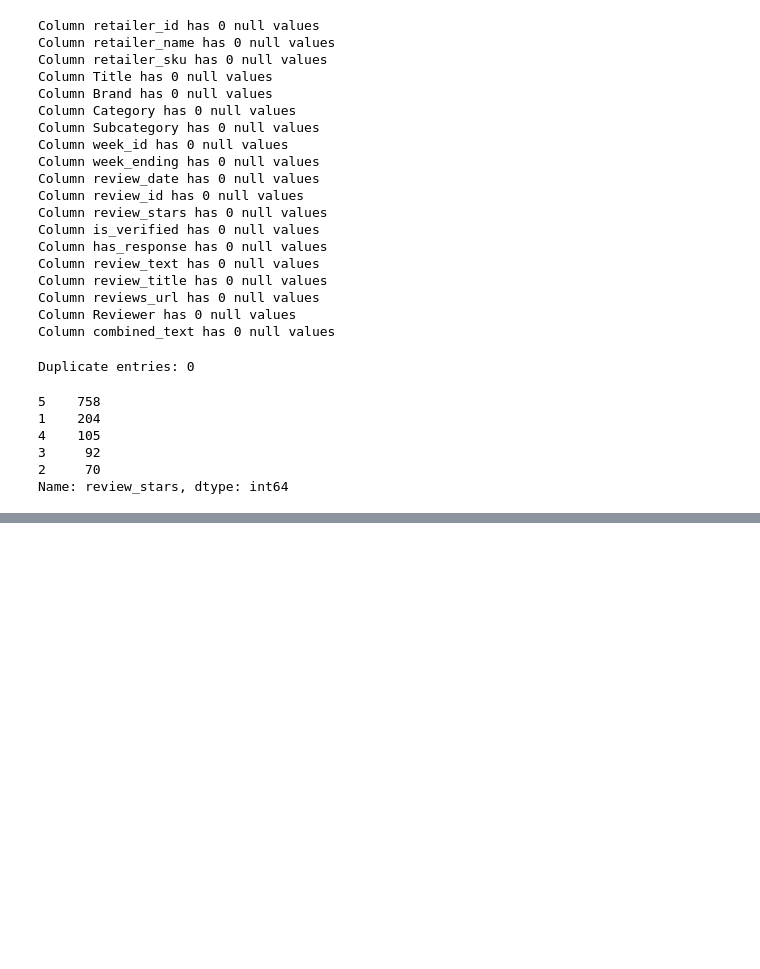
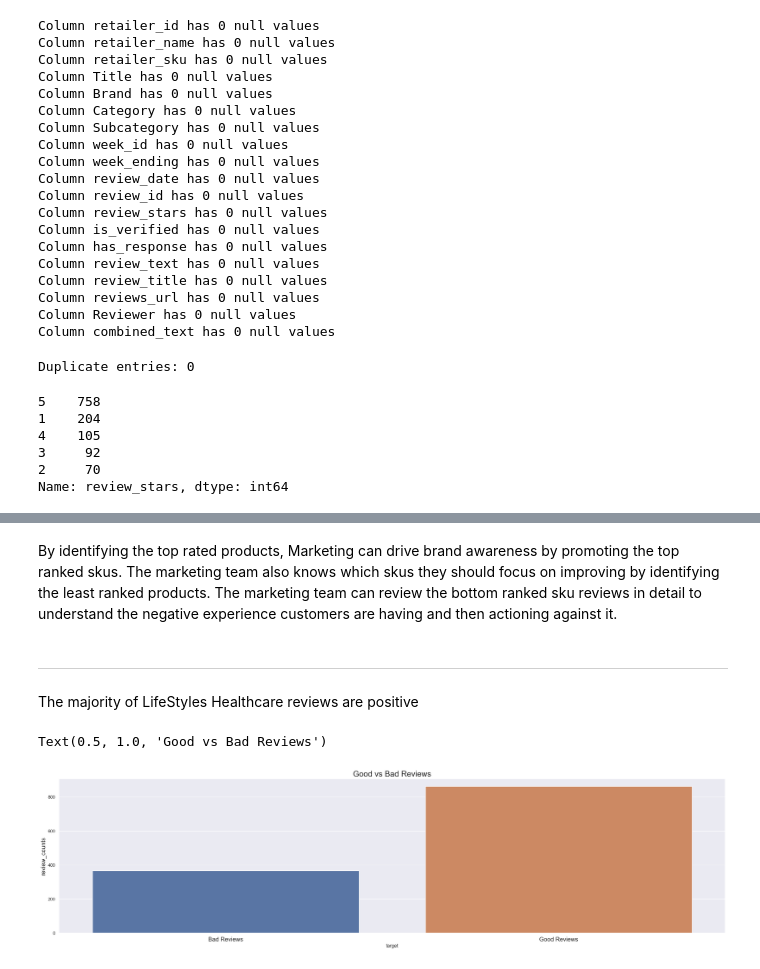
Before and after one commit to krc31182/Amazon-Reviews, a Jupyter notebook: Clean Data & Export to cvs.ipynb, the cells around one changed output, grey strips where cells are left out. Drawn from its saved outputs; the diff is of its cells as text; code cells hidden in the pictures; blank space fills up the shorter version.

```diff
--- a/Clean Data & Export to cvs.ipynb
+++ b/Clean Data & Export to cvs.ipynb
@@ -208,0 +276,15 @@ df.to_csv('Resources/machine_learning.csv', index=False)
+# %% [markdown]
+By identifying the top rated products, Marketing can drive brand awareness by promoting the top ranked skus.  The marketing team also knows which skus they should focus on improving by identifying the least ranked products.  The marketing team can review the bottom ranked sku reviews in detail to understand the negative experience customers are having and then actioning against it.
+# %% [markdown]
+---------------------------------------------------------------------------------
+# %% [markdown]
+The majority of LifeStyles Healthcare reviews are positive
+# %%
+fig = plt.figure(figsize=(30,7))
+sns.countplot(data=df,x="target")
+plt.xticks([0,1],["Bad Reviews","Good Reviews"],fontsize=15)
+plt.ylabel('review_counts',fontsize=15)
+plt.title('Good vs Bad Reviews',fontsize=20)
+# %% [output]
+Text(0.5, 1.0, 'Good vs Bad Reviews')
+[figure, added]
```
Also changed, not shown: parts of 23 cells of this notebook.
